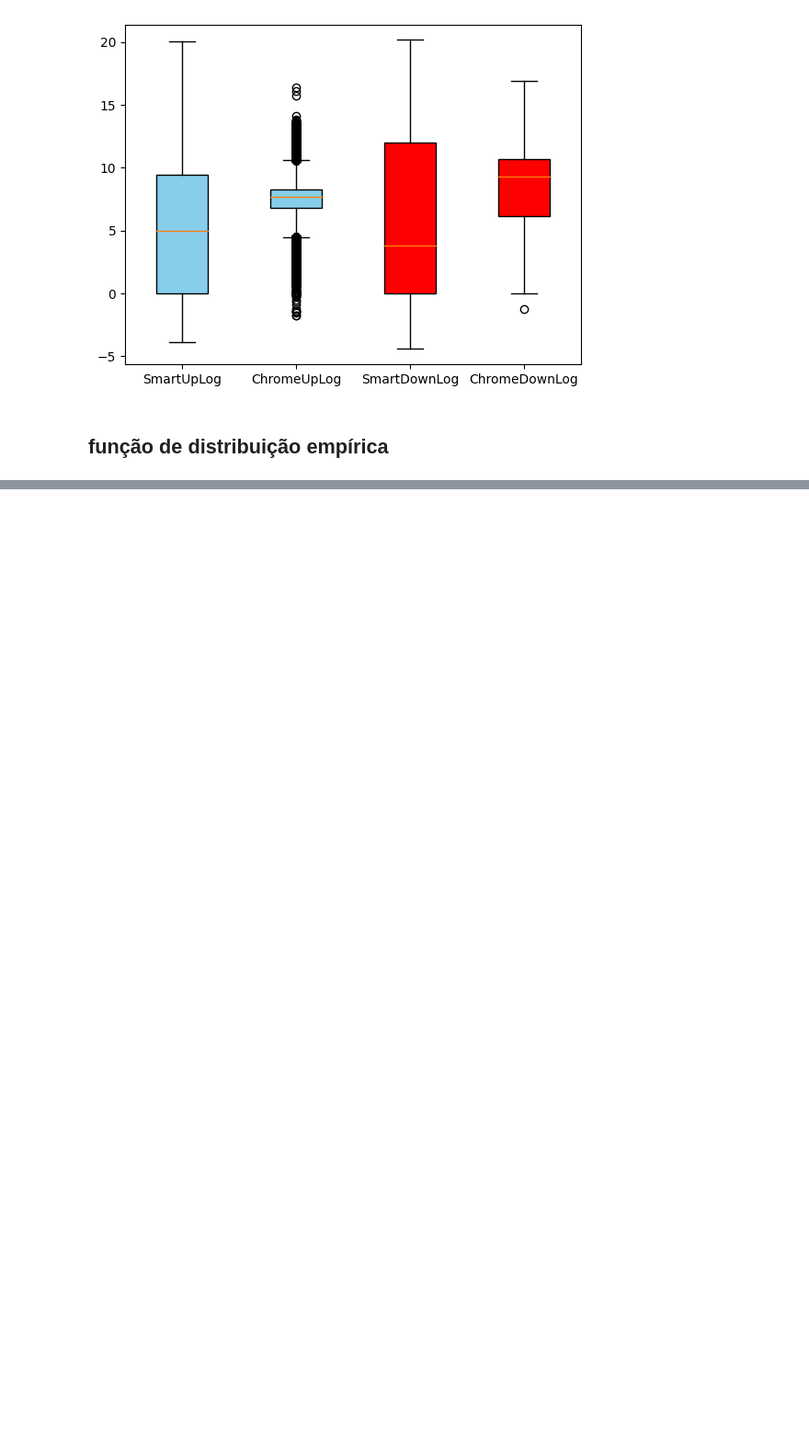
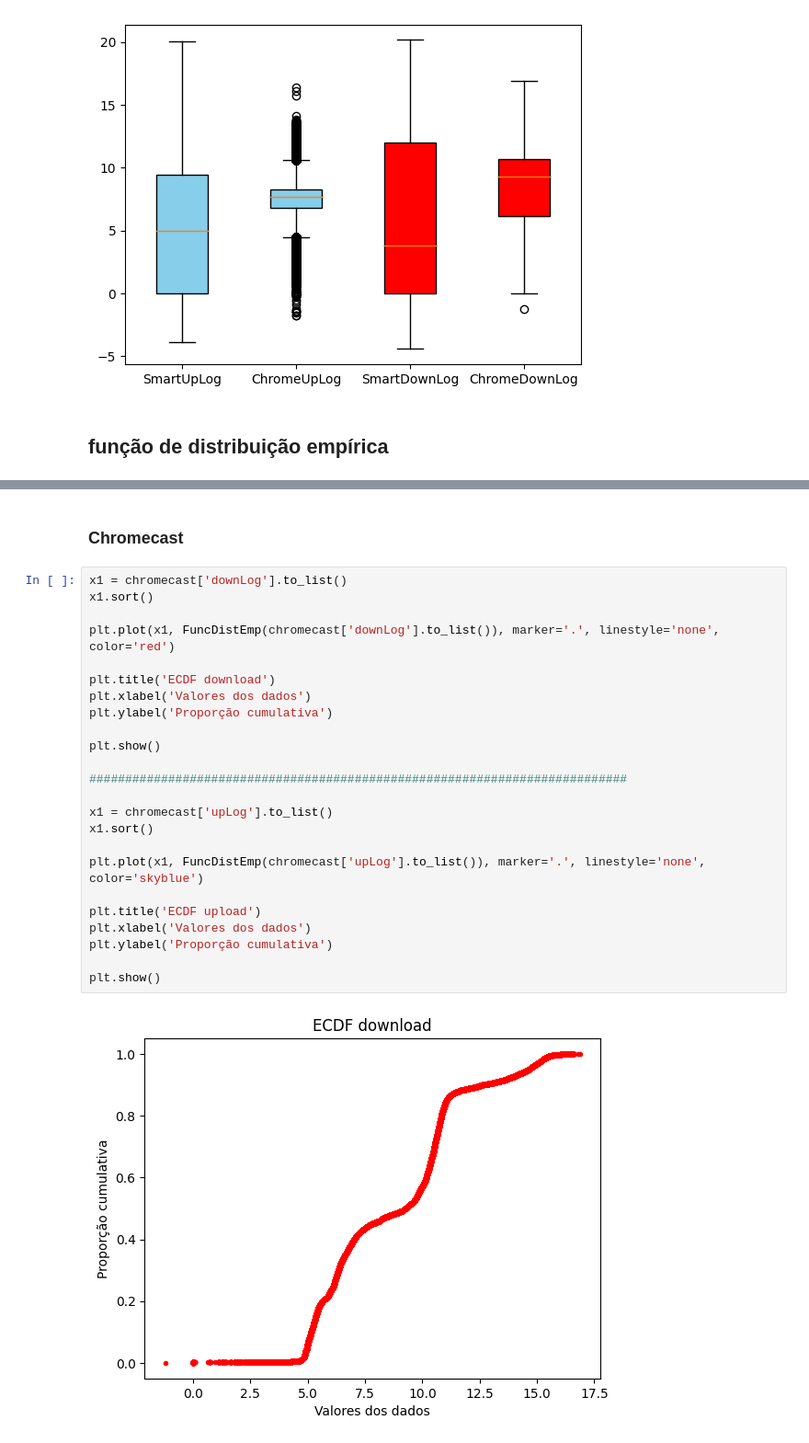
Before and after one commit to VieiraEnzo/TrabProbest, a Jupyter notebook: main.ipynb, the cells around one changed output, grey strips where cells are left out. Shown at 92% size. Saved outputs shown, nothing was run; the diff lists cells and outputs as text; blank space fills up the shorter version.

```diff
--- a/main.ipynb
+++ b/main.ipynb
@@ -322,0 +326,28 @@ plt.show()
+# %% [markdown]
+### Chromecast
+# %%
+x1 = chromecast['downLog'].to_list()
+x1.sort()
+
+plt.plot(x1, FuncDistEmp(chromecast['downLog'].to_list()), marker='.', linestyle='none', color='red')
+
+plt.title('ECDF download')
+plt.xlabel('Valores dos dados')
+plt.ylabel('Proporção cumulativa')
+
+plt.show()
+
+###########################################################################
+
+x1 = chromecast['upLog'].to_list()
+x1.sort()
+
+plt.plot(x1, FuncDistEmp(chromecast['upLog'].to_list()), marker='.', linestyle='none', color='skyblue')
+
+plt.title('ECDF upload')
+plt.xlabel('Valores dos dados')
+plt.ylabel('Proporção cumulativa')
+
+plt.show()
+# %% [output]
+[figure, added]
```
Also changed, not shown: parts of 26 cells of this notebook.
